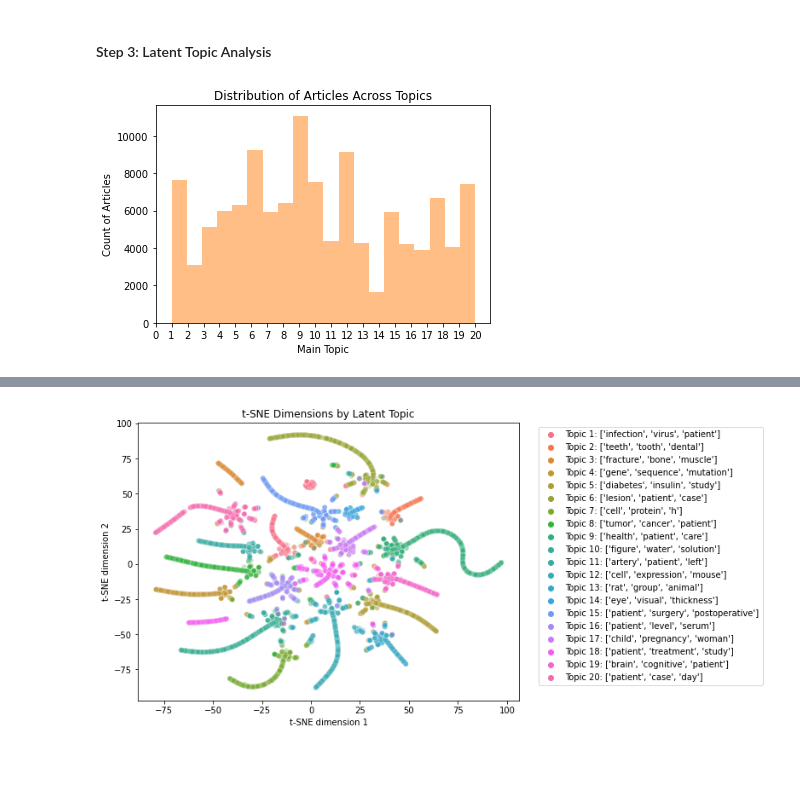
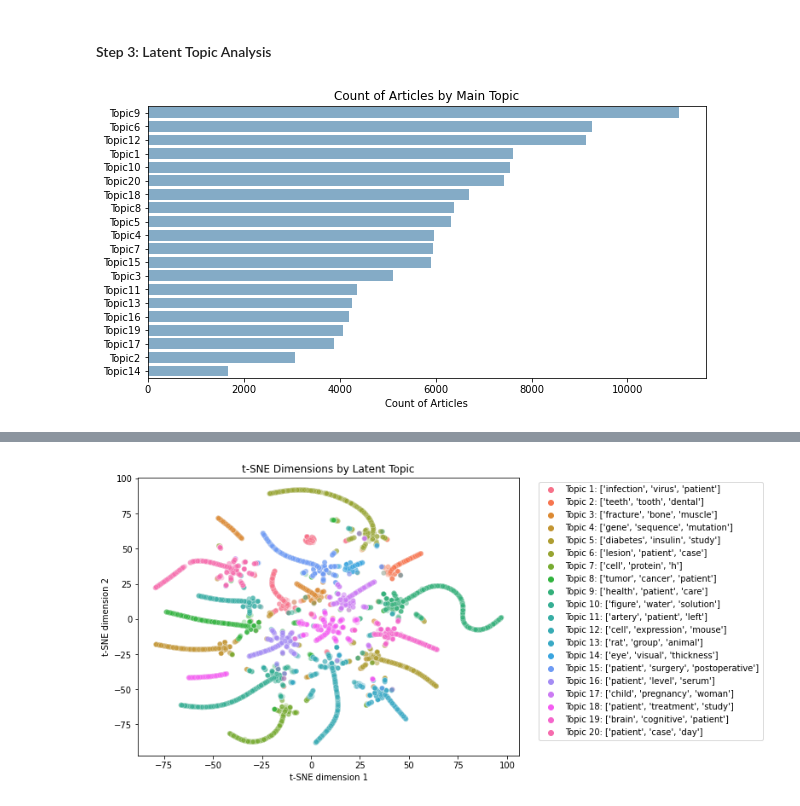
Before and after one commit to mlkimmins/OSCAR, a Jupyter notebook: topic_modeling.ipynb, the cells around one changed output, grey strips where cells are left out. Cells and saved outputs as stored; diff of their text form; code cells hidden in the pictures; blank space fills up the shorter version.

```diff
--- a/topic_modeling.ipynb
+++ b/topic_modeling.ipynb
@@ -159,16 +160,24 @@ df_articles.head()
 5 rows × 35 columns
 # %% [markdown]
 #### Step 3: Latent Topic Analysis
-# %%
-# View distribution of articles over topics
-plt.hist(df_articles["main_topic"], bins=n_topics, color="tab:orange", alpha=0.5)
-plt.xticks(np.arange(0, n_topics+1, 1.0))
-plt.xlabel("Main Topic")
-plt.ylabel("Count of Articles")
-plt.title("Distribution of Articles Across Topics")
-plt.show()
-# %% [output]
-[figure, removed]
+# %%
+topic_count = df_articles.groupby("main_topic")["article"].count().reset_index().sort_values(by="article", ascending=False)
+topic_count["topic_name"] = [f"Topic{t}" for t in topic_count["main_topic"]]
+
+fig, ax = plt.subplots(figsize=(10,5))
+sns.barplot(
+    data=topic_count,
+    y="topic_name",
+    x="article",
+    color="tab:blue",
+    alpha=0.6
+)
+plt.ylabel(None)
+plt.xlabel("Count of Articles")
+plt.title("Count of Articles by Main Topic")
+plt.show()
+# %% [output]
+[figure, added]
 # %%
 # Violinplot to show distribution of probabilties
 topic_probs = df_articles.loc[:, "Topic1":]
```
Also changed, not shown: parts of 3 cells of this notebook.
